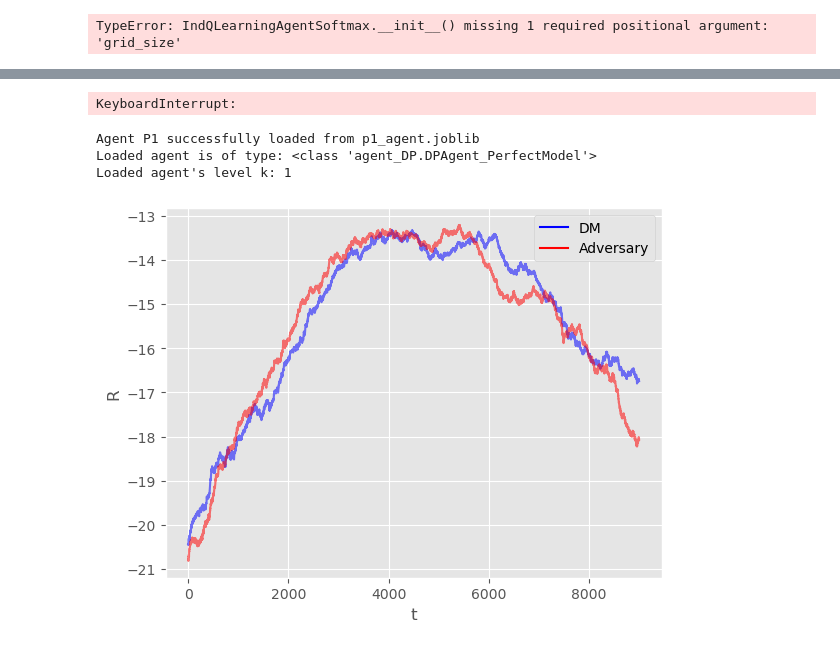
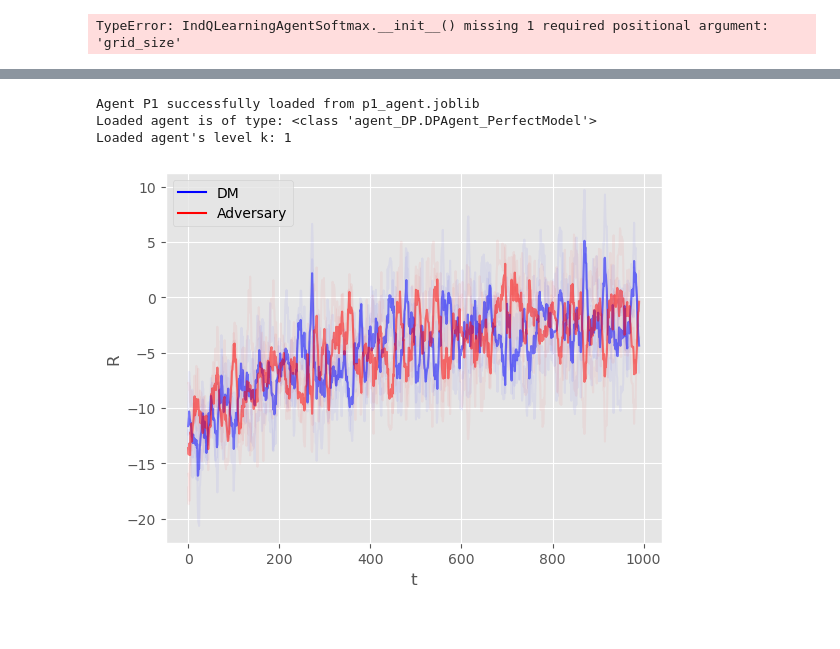
Before and after one commit to Ruzejjur/ARAMARL_TMDP_DP, a Jupyter notebook: TMDP_DP/Experiments_CoinGame_DP.ipynb, the cells around one changed output, grey strips where cells are left out. Saved outputs shown, nothing was run; the diff lists cells and outputs as text; code cells hidden in the pictures.

```diff
--- a/TMDP_DP/Experiments_CoinGame_DP.ipynb
+++ b/TMDP_DP/Experiments_CoinGame_DP.ipynb
@@ -284,7 +284,8 @@ plot(r0ss, r1ss, moving_average_window_size=moving_average_window_size)
 r0ss = []
 r1ss = []
 
-
+# Total trajectory logs for all experiments
+trajectory_logs_all_experiments = []
 
 # Run the experiments
 for n in tqdm(range(N_EXP), desc="Experiments"):
@@ -299,9 +300,11 @@ for n in tqdm(range(N_EXP), desc="Experiments"):
         k=1,
         action_space=np.array(range(len(env.combined_actions))),
         opponent_action_space=np.array(range(len(env.combined_actions))),
+        lower_level_k_epsilon=linear_epsilon_decay_arr[0],
         n_states=n_states,
         epsilon=linear_epsilon_decay_arr[0],
         gamma=gamma,
+        initial_V_value=0,
         player_id=1,
         env=env
     )
@@ -340,12 +343,14 @@ for n in tqdm(range(N_EXP), desc="Experiments"):
 
 
     P1 = LevelKDPAgent_Stationary(
-        k=3,
+        k=1,
         action_space=np.array(range(len(env.combined_actions))),
         opponent_action_space=np.array(range(len(env.combined_actions))),
+        lower_level_k_epsilon=linear_epsilon_decay_arr[0],
         n_states=n_states,
         epsilon=linear_epsilon_decay_arr[0],
         gamma=gamma,
+        initial_V_value=0,
         player_id=0,
         env=env
     )
@@ -487,8 +492,8 @@ for n in tqdm(range(N_EXP), desc="Experiments"):
         trajectory_logs_single_experiment.append(trajectory_log_single_epoch)
 
         # After an epoch apply decay to exploration parameter
-        P1.update_epsilon(linear_epsilon_decay_arr[i])
-        P2.update_epsilon(linear_epsilon_decay_arr[i])
+        P1.update_epsilon(linear_epsilon_decay_arr[i], linear_epsilon_decay_arr[i])
+        P2.update_epsilon(linear_epsilon_decay_arr[i], linear_epsilon_decay_arr[i])
 
     # Append the trajectory logs of this experiment to the total logs
     trajectory_logs_all_experiments.append(trajectory_logs_single_experiment)
@@ -497,8 +502,6 @@ for n in tqdm(range(N_EXP), desc="Experiments"):
 
     r0ss.append(r0s)
     r1ss.append(r1s)
-# %% [output]
-KeyboardInterrupt:
 # %%
 # # This is the filename we'll save the agent to
 # filename = 'p1_agent.joblib'
@@ -523,8 +526,8 @@ Agent P1 successfully loaded from p1_agent.joblib
 Loaded agent is of type: <class 'agent_DP.DPAgent_PerfectModel'>
 Loaded agent's level k: 1
 # %%
-plot(r0ss, r1ss, moving_average_window_size=1000, dir = None)
+plot(r0ss, r1ss, moving_average_window_size=10, dir = None)
 # %% [output]
-[figure, old version]
+[figure, new version]
 # %%
 experiment_num_to_display = 1
```
Also changed, not shown: parts of 2 cells of this notebook, 3 other files.
